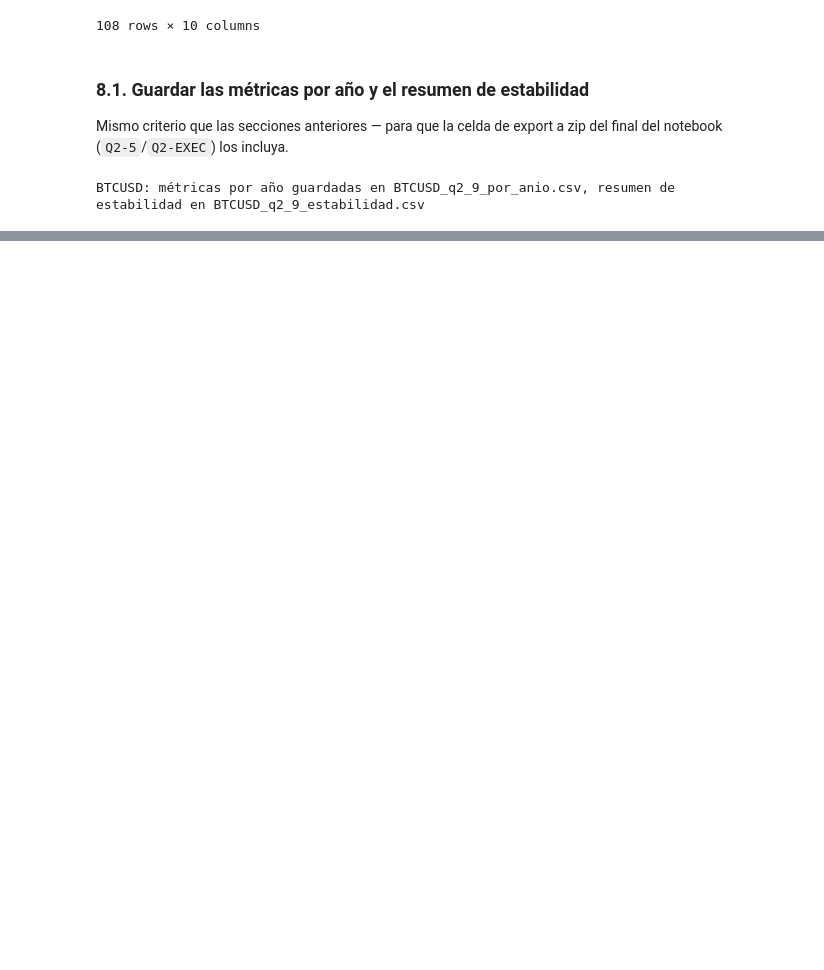
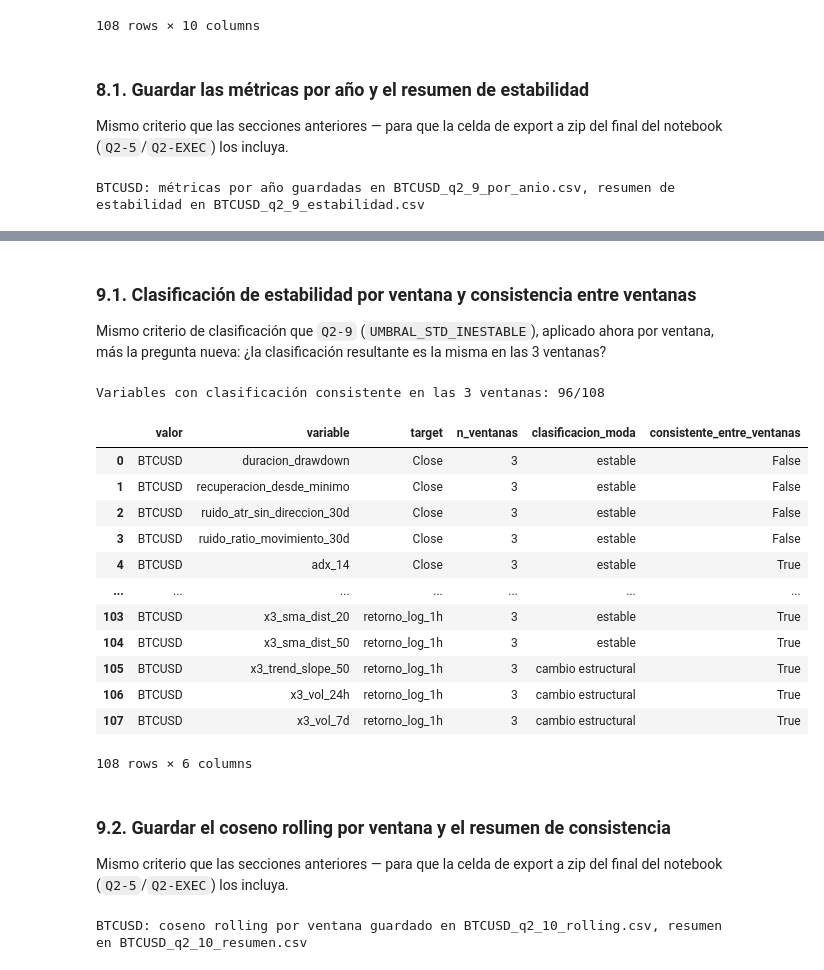
Before and after one commit to mavaldivia/Alginvesting, a Jupyter notebook: scripts/X5_Q2.ipynb, the cells around one changed output, grey strips where cells are left out. Drawn from its saved outputs; the diff is of its cells as text; code cells hidden in the pictures; blank space fills up the shorter version.

```diff
--- a/scripts/X5_Q2.ipynb
+++ b/scripts/X5_Q2.ipynb
@@ -1339,0 +1423,62 @@ BTCUSD: métricas por año guardadas en BTCUSD_q2_9_por_anio.csv, resumen de est
+# %% [markdown]
+### 9.1. Clasificación de estabilidad por ventana y consistencia entre ventanas
+
+Mismo criterio de clasificación que `Q2-9` (`UMBRAL_STD_INESTABLE`), aplicado
+ahora por ventana, más la pregunta nueva: ¿la clasificación resultante es la
+misma en las 3 ventanas?
+# %%
+def _clasificar_estabilidad_rolling(minimo, maximo, std, umbral_std=UMBRAL_STD_INESTABLE):
+    """Mismo criterio de Q2-9: cruce de signo entre mínimo y máximo -> cambio estructural; si no, umbral de dispersión."""
+    if minimo != 0 and maximo != 0 and np.sign(minimo) != np.sign(maximo):
+        return 'cambio estructural'
+    return 'inestable' if std > umbral_std else 'estable'
+
+
+rolling_q2_10['clasificacion'] = rolling_q2_10.apply(
+    lambda r: _clasificar_estabilidad_rolling(r['coseno_rolling_min'], r['coseno_rolling_max'], r['coseno_rolling_std']),
+    axis=1,
+)
+
+resumen_q2_10 = []
+for (valor, variable, target_col), grupo in rolling_q2_10.groupby(['valor', 'variable', 'target']):
+    clasificaciones = grupo['clasificacion']
+    resumen_q2_10.append({
+        'valor': valor, 'variable': variable, 'target': target_col,
+        'n_ventanas': len(grupo),
+        'clasificacion_moda': clasificaciones.mode().iat[0],
+        'consistente_entre_ventanas': clasificaciones.nunique() == 1,
+    })
+
+resumen_q2_10 = pd.DataFrame(resumen_q2_10).sort_values(['valor', 'target', 'consistente_entre_ventanas']).reset_index(drop=True)
+print(f"Variables con clasificación consistente en las {len(VENTANAS_ROLLING_DIAS_Q2_10)} ventanas: "
+      f"{int(resumen_q2_10['consistente_entre_ventanas'].sum())}/{len(resumen_q2_10)}")
+resumen_q2_10
+# %% [output]
+Variables con clasificación consistente en las 3 ventanas: 96/108
+|  | valor | variable | target | n_ventanas | clasificacion_moda | consistente_entre_ventanas |
+| 0 | BTCUSD | duracion_drawdown | Close | 3 | estable | False |
+| 1 | BTCUSD | recuperacion_desde_minimo | Close | 3 | estable | False |
+| 2 | BTCUSD | ruido_atr_sin_direccion_30d | Close | 3 | estable | False |
+| 3 | BTCUSD | ruido_ratio_movimiento_30d | Close | 3 | estable | False |
+| 4 | BTCUSD | adx_14 | Close | 3 | estable | True |
+| ... | ... | ... | ... | ... | ... | ... |
+| 103 | BTCUSD | x3_sma_dist_20 | retorno_log_1h | 3 | estable | True |
+| 104 | BTCUSD | x3_sma_dist_50 | retorno_log_1h | 3 | estable | True |
+| 105 | BTCUSD | x3_trend_slope_50 | retorno_log_1h | 3 | cambio estructural | True |
+| 106 | BTCUSD | x3_vol_24h | retorno_log_1h | 3 | cambio estructural | True |
+| 107 | BTCUSD | x3_vol_7d | retorno_log_1h | 3 | cambio estructural | True |
+108 rows × 6 columns
+# %% [markdown]
+### 9.2. Guardar el coseno rolling por ventana y el resumen de consistencia
+
+Mismo criterio que las secciones anteriores — para que la celda de export a
+zip del final del notebook (`Q2-5`/`Q2-EXEC`) los incluya.
+# %%
+for valor in tablas:
+    path_rolling = cfg.CARPETA_X5_ALT / f'{valor}_q2_10_rolling.csv'
+    path_resumen = cfg.CARPETA_X5_ALT / f'{valor}_q2_10_resumen.csv'
+    rolling_q2_10[rolling_q2_10['valor'] == valor].to_csv(path_rolling, index=False)
+    resumen_q2_10[resumen_q2_10['valor'] == valor].to_csv(path_resumen, index=False)
+    print(f"{valor}: coseno rolling por ventana guardado en {path_rolling.name}, resumen en {path_resumen.name}")
+# %% [output]
+BTCUSD: coseno rolling por ventana guardado en BTCUSD_q2_10_rolling.csv, resumen en BTCUSD_q2_10_resumen.csv
```
Also changed, not shown: parts of 16 cells of this notebook, 6 other files.
